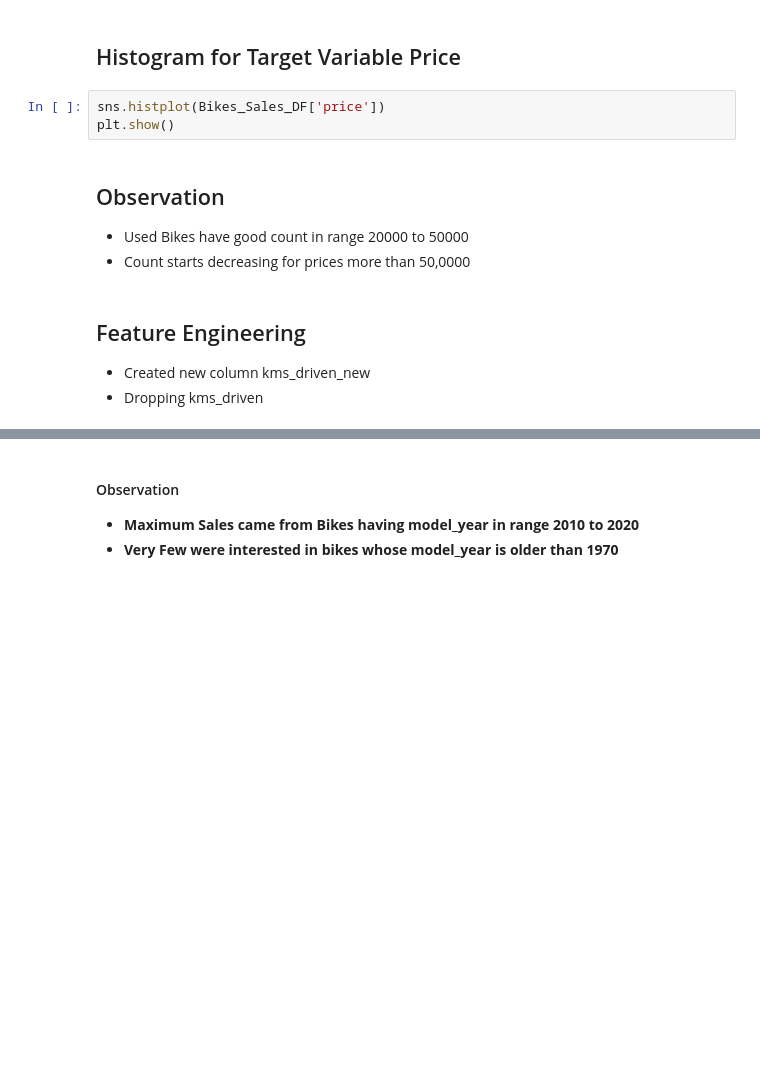
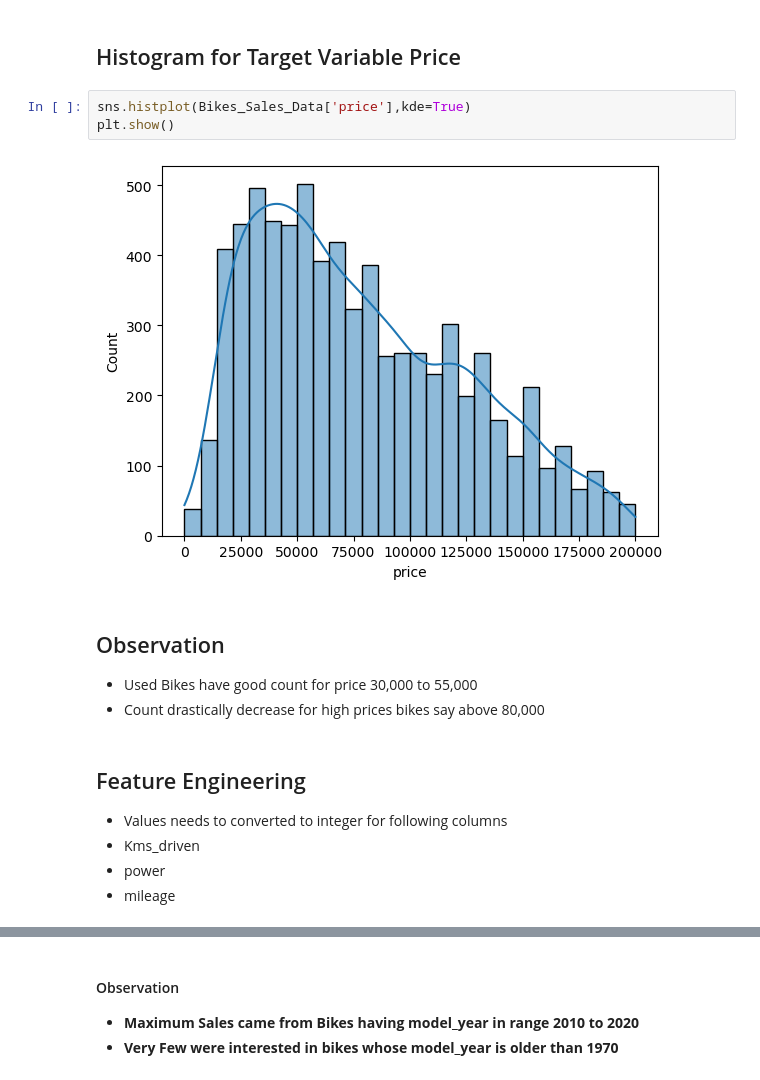
Before and after one commit to ChanchalNarang2024/UsedBikesPrices, a Jupyter notebook: Used_Bikes_Sales.ipynb, the cells around one changed output, grey strips where cells are left out. Saved outputs shown, nothing was run; the diff lists cells and outputs as text; blank space fills up the shorter version.

```diff
--- a/Used_Bikes_Sales.ipynb
+++ b/Used_Bikes_Sales.ipynb
@@ -110,14 +302,18 @@ plt.show()
 # %% [markdown]
 ## Histogram for Target  Variable Price
 # %%
-sns.histplot(Bikes_Sales_DF['price'])
+sns.histplot(Bikes_Sales_Data['price'],kde=True)
 plt.show()
+# %% [output]
+[figure, added]
 # %% [markdown]
 ## Observation
-- Used Bikes have good count in range 20000 to 50000
-- Count starts decreasing for prices more than 50,0000
+- Used Bikes have good count for price 30,000 to 55,000
+- Count drastically decrease  for  high prices bikes say above 80,000
 # %% [markdown]
 ## Feature Engineering
-- Created new column kms_driven_new
-- Dropping kms_driven
+- Values needs to converted to integer for following columns
+- Kms_driven
+- power
+- mileage
 # %%
```
Also changed, not shown: parts of 71 cells of this notebook.
